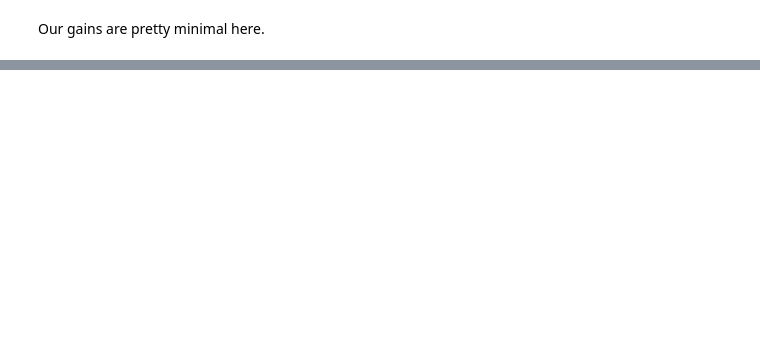
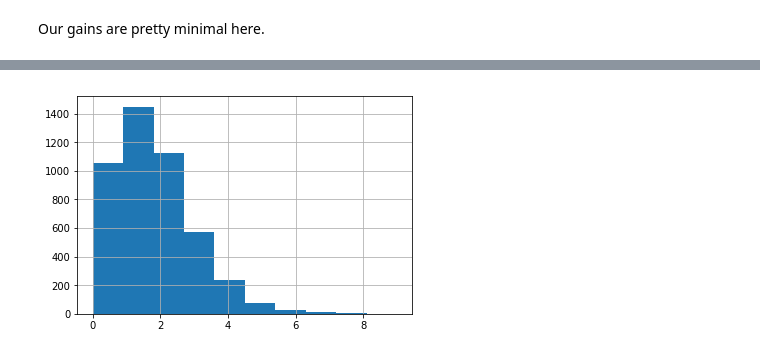
Before and after one commit to tunghoangt/Soccer-prediction-with-Machine-Learning, a Jupyter notebook: models/Second_attempt.ipynb, the cells around one changed output, grey strips where cells are left out. Drawn from its saved outputs; the diff is of its cells as text; code cells hidden in the pictures; blank space fills up the shorter version.

```diff
--- a/models/Second_attempt.ipynb
+++ b/models/Second_attempt.ipynb
@@ -245,0 +319,4 @@ Our gains are pretty minimal here.
+# %%
+_ = df.Score_home.hist()
+# %% [output]
+[figure, added]
```
Also changed, not shown: parts of 42 cells of this notebook.
